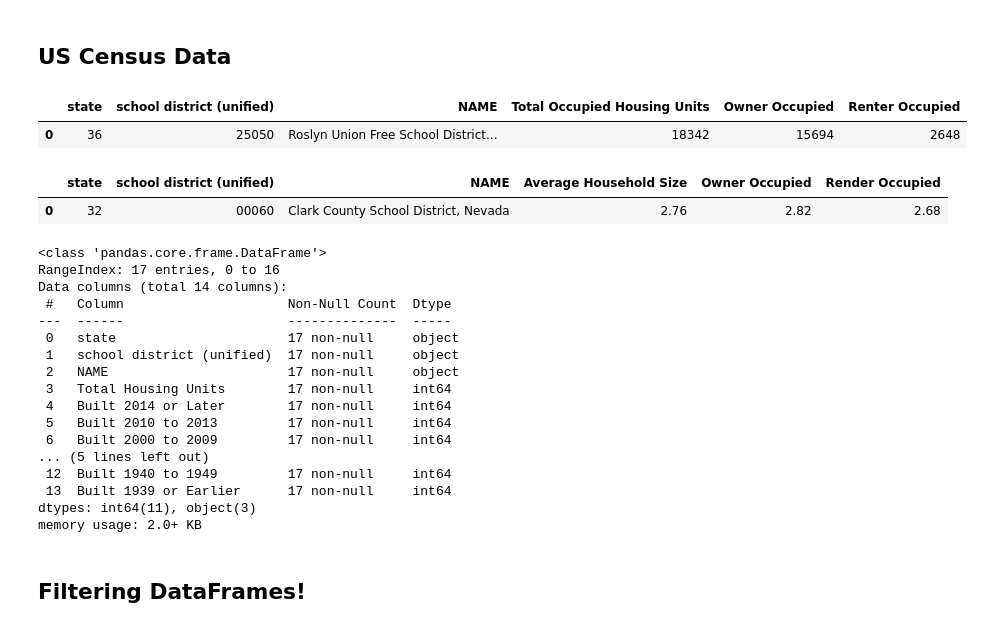
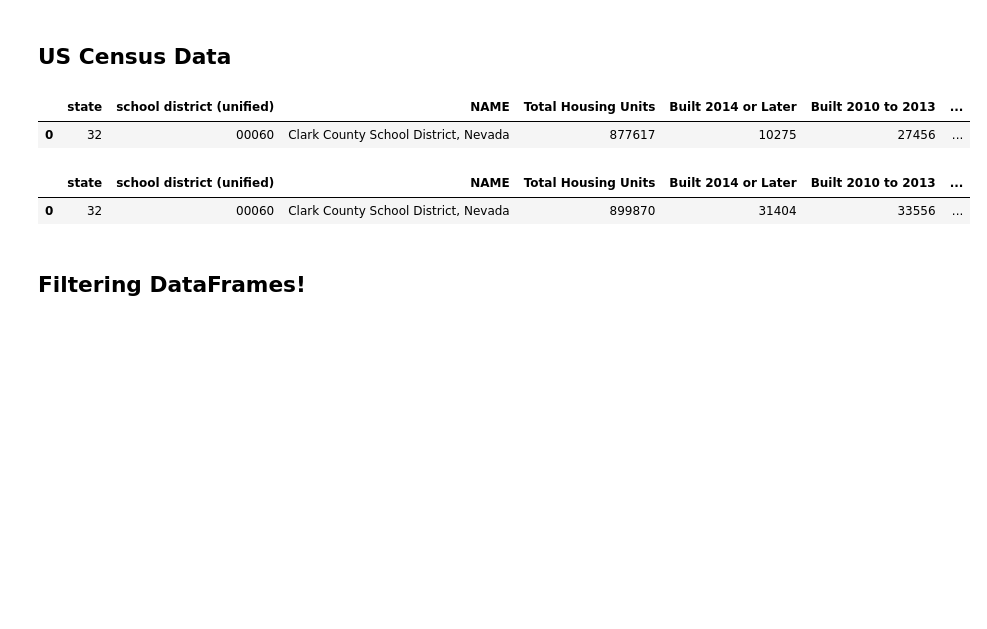
Before and after one commit to pylinet/USCensus, a Jupyter notebook: USCensusNYData-Test.ipynb, the cells around one changed output. Saved outputs shown, nothing was run; the diff lists cells and outputs as text; code cells hidden in the pictures; blank space fills up the shorter version.

```diff
--- a/USCensusNYData-Test.ipynb
+++ b/USCensusNYData-Test.ipynb
@@ -68,36 +119,14 @@ NYGEOID
 # %% [markdown]
 ## US Census Data
-# %%
-x=cen.houseType(25050,36)
-x
-# %% [output]
-|  | state | school district (unified) | NAME | Total Occupied Housing Units | Owner Occupied | Renter Occupied |
-| 0 | 36 | 25050 | Roslyn Union Free School District... | 18342 | 15694 | 2648 |
-# %%
-x=cen.householdSize('00060',32)
-x
-# %% [output]
-|  | state | school district (unified) | NAME | Average Household Size | Owner Occupied | Render Occupied |
-| 0 | 32 | 00060 | Clark County School District, Nevada | 2.76 | 2.82 | 2.68 |
 # %%
-x=cen.houseYrBlt(NYGEOID,36)
-x.iloc[:, 3:,] = x.iloc[:, 3:,].apply(pd.to_numeric)
-x.info()
+x=cen.houseYrBlt(2017,'00060',32)
+x
 # %% [output]
-<class 'pandas.core.frame.DataFrame'>
-RangeIndex: 17 entries, 0 to 16
-Data columns (total 14 columns):
- #   Column                     Non-Null Count  Dtype
----  ------                     --------------  -----
- 0   state                      17 non-null     object
- 1   school district (unified)  17 non-null     object
- 2   NAME                       17 non-null     object
- 3   Total Housing Units        17 non-null     int64
- 4   Built 2014 or Later        17 non-null     int64
- 5   Built 2010 to 2013         17 non-null     int64
- 6   Built 2000 to 2009         17 non-null     int64
-... (5 lines left out)
- 12  Built 1940 to 1949         17 non-null     int64
- 13  Built 1939 or Earlier      17 non-null     int64
-dtypes: int64(11), object(3)
-memory usage: 2.0+ KB
+|  | state | school district (unified) | NAME | Total Housing Units | Built 2014 or Later | Built 2010 to 2013 | ... |
+| 0 | 32 | 00060 | Clark County School District, Nevada | 877617 | 10275 | 27456 | ... |
+# %%
+y=cen.houseYrBlt(2019,'00060',32)
+y
+# %% [output]
+|  | state | school district (unified) | NAME | Total Housing Units | Built 2014 or Later | Built 2010 to 2013 | ... |
+| 0 | 32 | 00060 | Clark County School District, Nevada | 899870 | 31404 | 33556 | ... |
```
Also changed, not shown: parts of 9 cells of this notebook, 2 other files.
